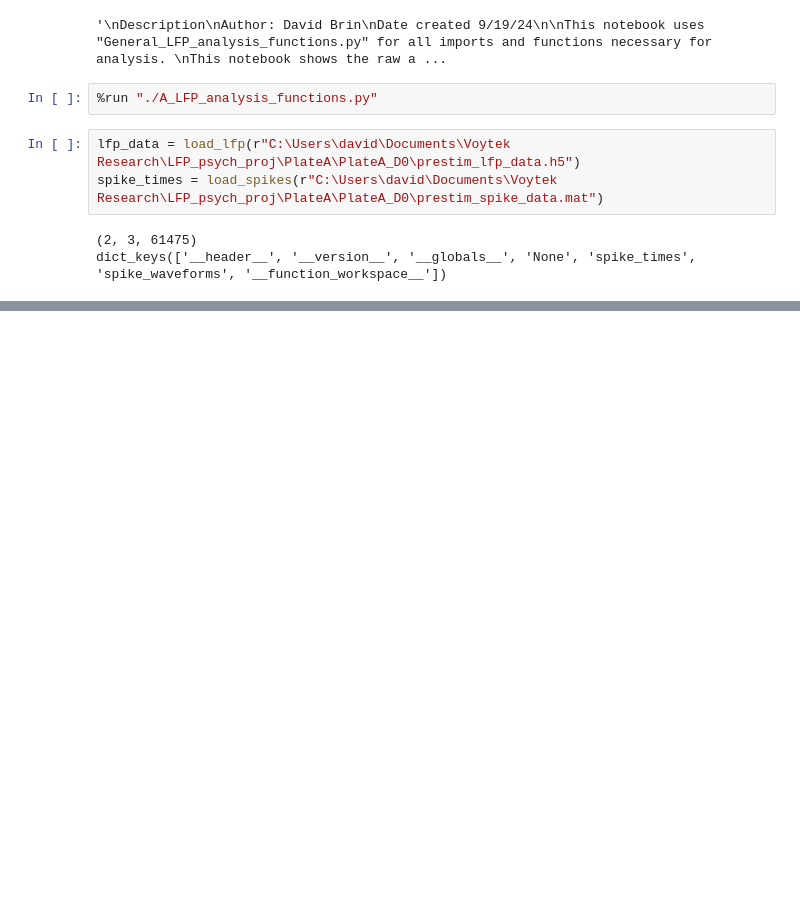
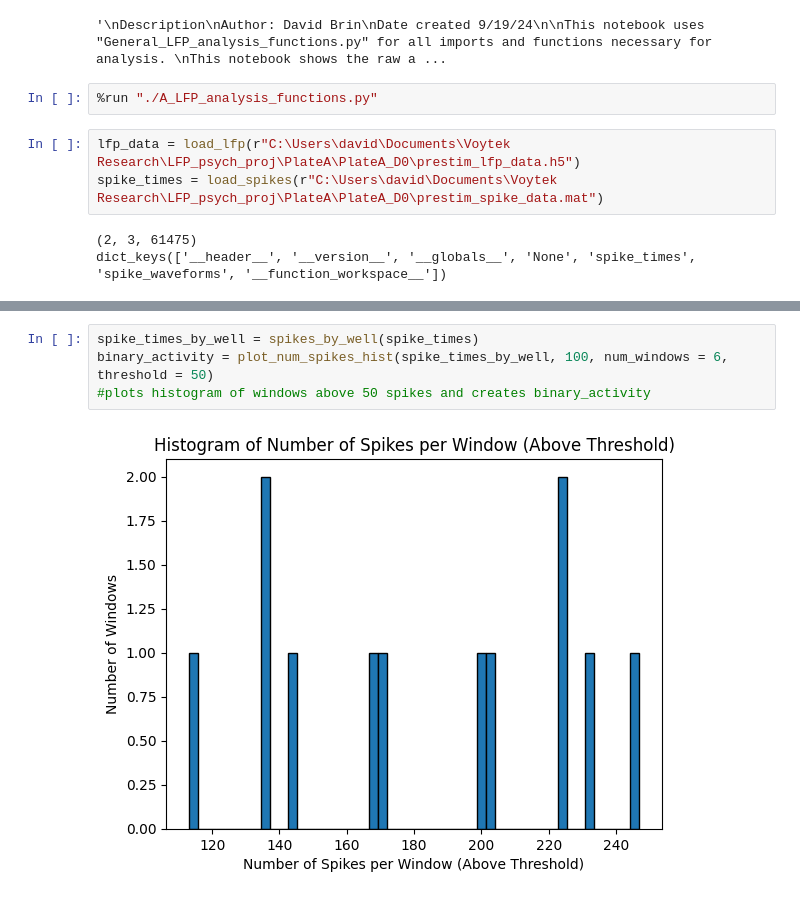
Before and after one commit to bcmartinb/psychedelic_organoids, a Jupyter notebook: PlateA/PlateA-prestim.ipynb, the cells around one changed output, grey strips where cells are left out. Drawn from its saved outputs; the diff is of its cells as text; blank space fills up the shorter version.

```diff
--- a/PlateA/PlateA-prestim.ipynb
+++ b/PlateA/PlateA-prestim.ipynb
@@ -25,0 +46,6 @@ NameError: name 'fs_ds' is not defined
+# %%
+spike_times_by_well = spikes_by_well(spike_times)
+binary_activity = plot_num_spikes_hist(spike_times_by_well, 100, num_windows = 6, threshold = 50)
+#plots histogram of windows above 50 spikes and creates binary_activity
+# %% [output]
+[figure, added]
```
Also changed, not shown: parts of 18 cells of this notebook, 1 other file.
